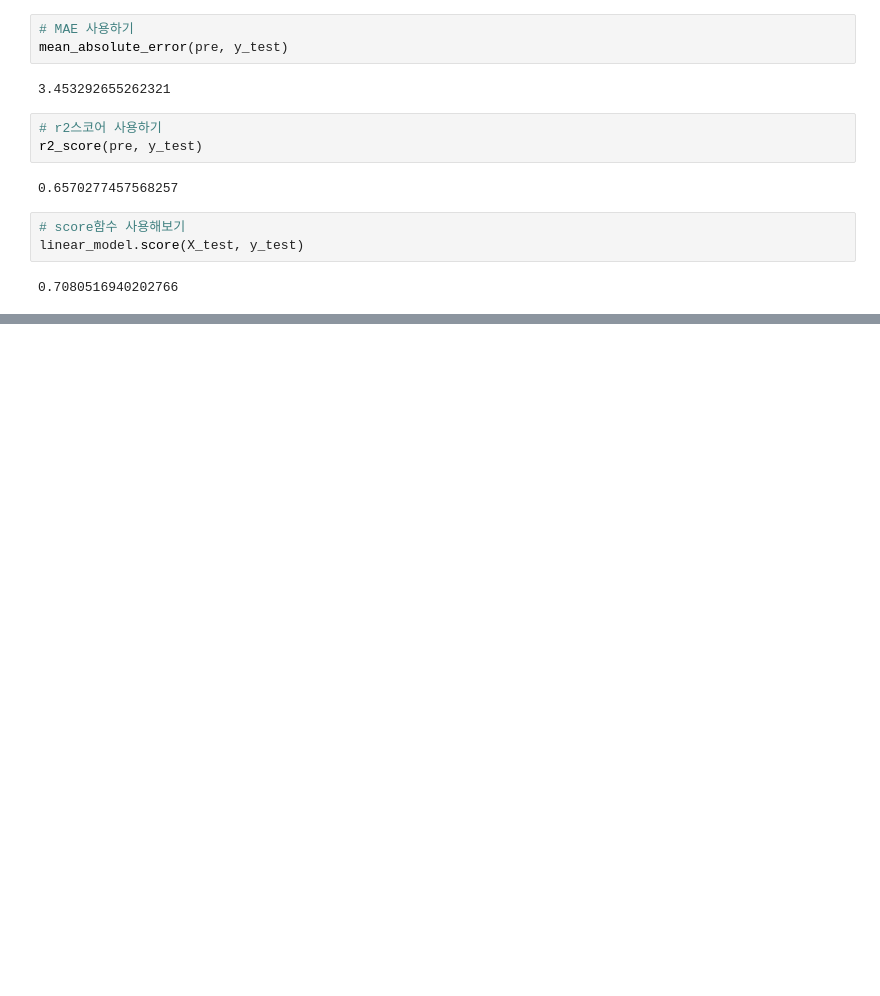
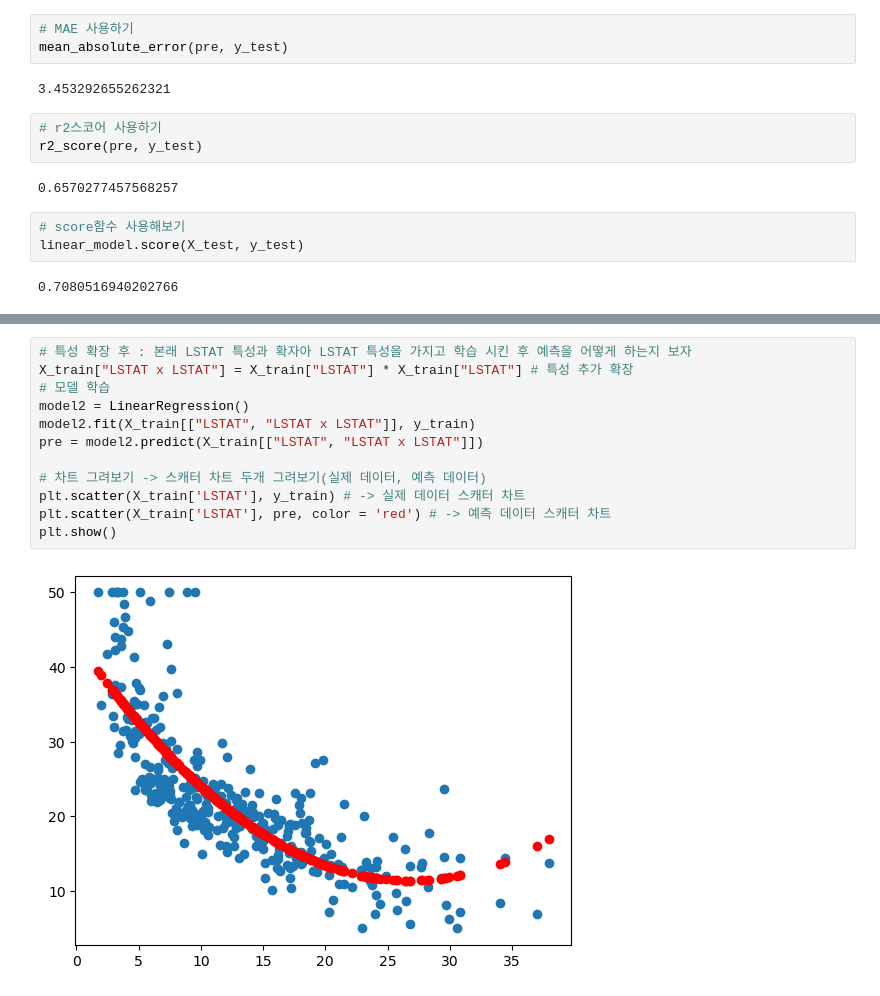
Before and after one commit to wdohoon/wdohoon, a Jupyter notebook: 머신러닝/ex06 보스턴 주택가격 예측 실습(선형회귀).ipynb, the cells around one changed output, grey strips where cells are left out. Saved outputs shown, nothing was run; the diff lists cells and outputs as text; blank space fills up the shorter version.

```diff
--- a/머신러닝/ex06 보스턴 주택가격 예측 실습(선형회귀).ipynb
+++ b/머신러닝/ex06 보스턴 주택가격 예측 실습(선형회귀).ipynb
@@ -236,0 +335,14 @@ linear_model.score(X_test, y_test)
+# %%
+# 특성 확장 후 : 본래 LSTAT 특성과 확자아 LSTAT 특성을 가지고 학습 시킨 후 예측을 어떻게 하는지 보자
+X_train["LSTAT x LSTAT"] = X_train["LSTAT"] * X_train["LSTAT"] # 특성 추가 확장
+# 모델 학습
+model2 = LinearRegression()
+model2.fit(X_train[["LSTAT", "LSTAT x LSTAT"]], y_train)
+pre = model2.predict(X_train[["LSTAT", "LSTAT x LSTAT"]])
+
+# 차트 그려보기 -> 스캐터 차트 두개 그려보기(실제 데이터, 예측 데이터)
+plt.scatter(X_train['LSTAT'], y_train) # -> 실제 데이터 스캐터 차트
+plt.scatter(X_train['LSTAT'], pre, color = 'red') # -> 예측 데이터 스캐터 차트
+plt.show()
+# %% [output]
+[figure, added]
```
Also changed, not shown: parts of 58 cells of this notebook, 3 other files.
